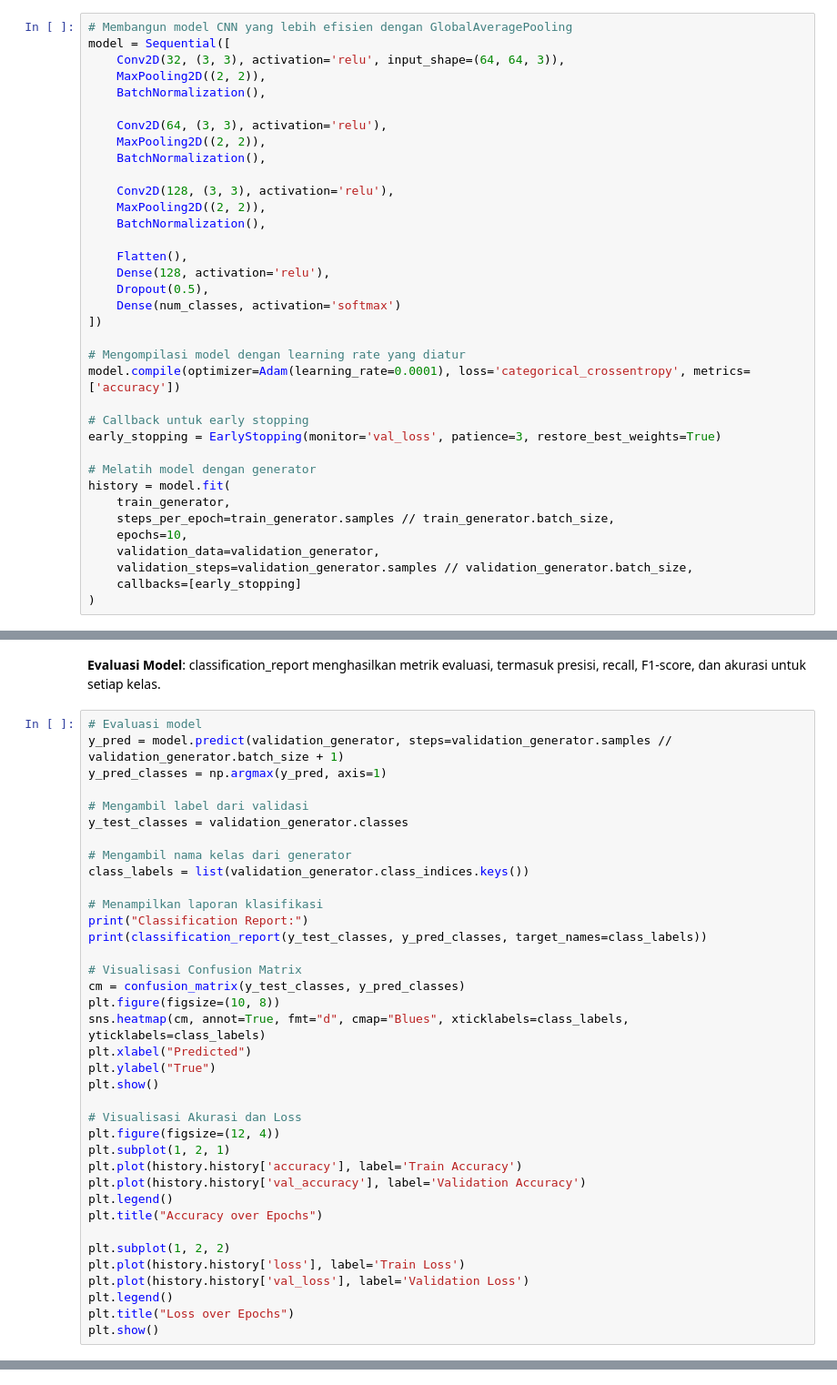
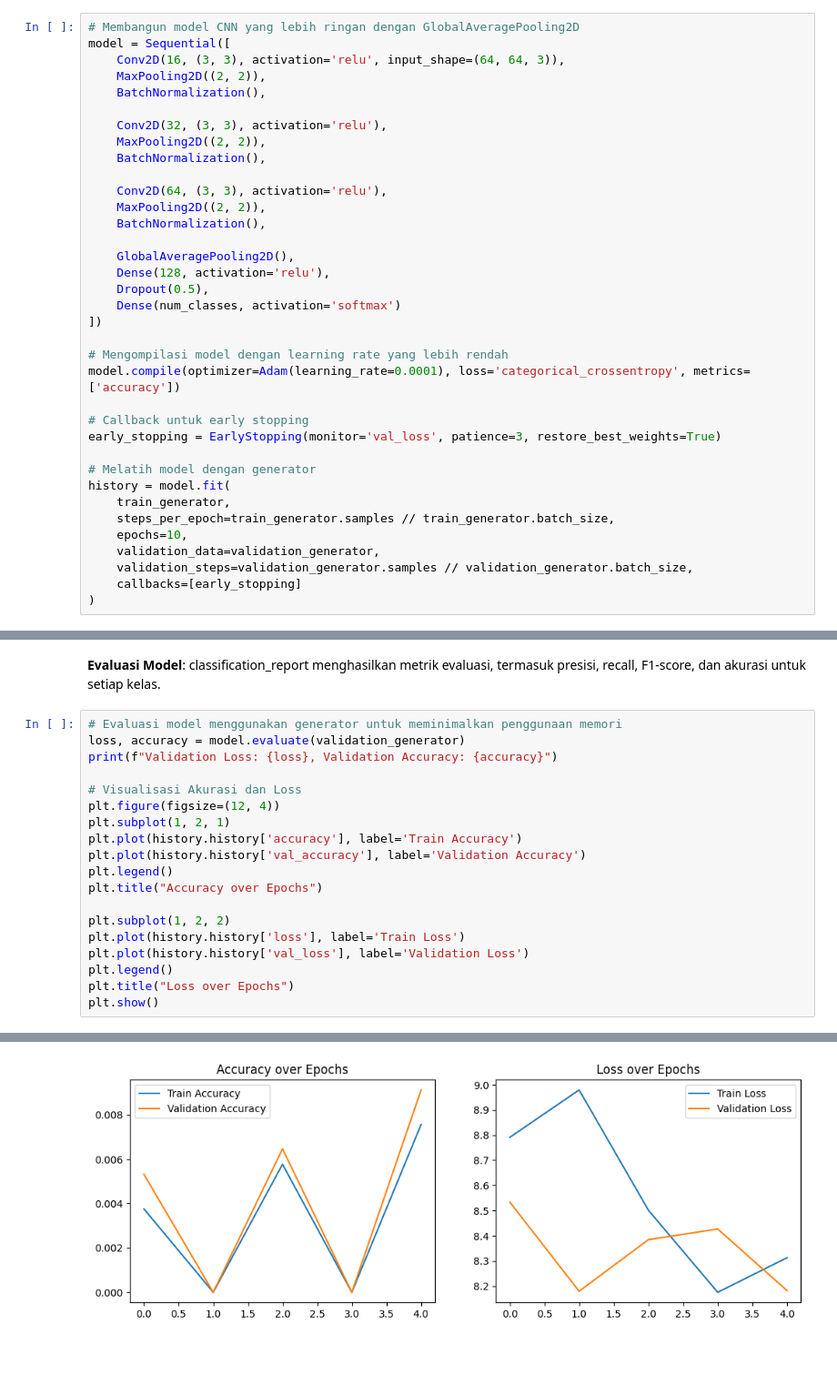
Before and after one commit to hbbspace/MachineLearning, a Jupyter notebook: Source Code/UTS/UTS_ML.ipynb, the cells around one changed output, grey strips where cells are left out. Shown: that part at 91% size. Drawn from its saved outputs; the diff is of its cells as text; blank space fills up the shorter version.

```diff
--- a/Source Code/UTS/UTS_ML.ipynb
+++ b/Source Code/UTS/UTS_ML.ipynb
@@ -198,9 +197,13 @@ Number of classes: 10572
 # %% [markdown]
 # Build Model
 # %%
-# Membangun model CNN yang lebih efisien dengan GlobalAveragePooling
+# Membangun model CNN yang lebih ringan dengan GlobalAveragePooling2D
 model = Sequential([
-    Conv2D(32, (3, 3), activation='relu', input_shape=(64, 64, 3)),
+    Conv2D(16, (3, 3), activation='relu', input_shape=(64, 64, 3)),
+    MaxPooling2D((2, 2)),
+    BatchNormalization(),
+
+    Conv2D(32, (3, 3), activation='relu'),
     MaxPooling2D((2, 2)),
     BatchNormalization(),
 
@@ -208,17 +211,13 @@ model = Sequential([
     MaxPooling2D((2, 2)),
     BatchNormalization(),
 
-    Conv2D(128, (3, 3), activation='relu'),
-    MaxPooling2D((2, 2)),
-    BatchNormalization(),
-
-    Flatten(),
+    GlobalAveragePooling2D(),
     Dense(128, activation='relu'),
     Dropout(0.5),
     Dense(num_classes, activation='softmax')
 ])
 
-# Mengompilasi model dengan learning rate yang diatur
+# Mengompilasi model dengan learning rate yang lebih rendah
 model.compile(optimizer=Adam(learning_rate=0.0001), loss='categorical_crossentropy', metrics=['accuracy'])
 
 # Callback untuk early stopping
@@ -246,27 +254,9 @@ Epoch 1/10
 # %% [markdown]
 **Evaluasi Model**: classification_report menghasilkan metrik evaluasi, termasuk presisi, recall, F1-score, dan akurasi untuk setiap kelas.
 # %%
-# Evaluasi model
-y_pred = model.predict(validation_generator, steps=validation_generator.samples // validation_generator.batch_size + 1)
-y_pred_classes = np.argmax(y_pred, axis=1)
-
-# Mengambil label dari validasi
-y_test_classes = validation_generator.classes
-
-# Mengambil nama kelas dari generator
-class_labels = list(validation_generator.class_indices.keys())
-
-# Menampilkan laporan klasifikasi
-print("Classification Report:")
-print(classification_report(y_test_classes, y_pred_classes, target_names=class_labels))
-
-# Visualisasi Confusion Matrix
-cm = confusion_matrix(y_test_classes, y_pred_classes)
-plt.figure(figsize=(10, 8))
-sns.heatmap(cm, annot=True, fmt="d", cmap="Blues", xticklabels=class_labels, yticklabels=class_labels)
-plt.xlabel("Predicted")
-plt.ylabel("True")
-plt.show()
+# Evaluasi model menggunakan generator untuk meminimalkan penggunaan memori
+loss, accuracy = model.evaluate(validation_generator)
+print(f"Validation Loss: {loss}, Validation Accuracy: {accuracy}")
 
 # Visualisasi Akurasi dan Loss
 plt.figure(figsize=(12, 4))
@@ -282,3 +272,4 @@ plt.plot(history.history['val_loss'], label='Validation Loss')
 plt.legend()
 plt.title("Loss over Epochs")
 plt.show()
+# %% [output]
@@ -284,0 +278 @@ plt.show()
+[figure, added]
```
Also changed, not shown: parts of 5 cells of this notebook.
